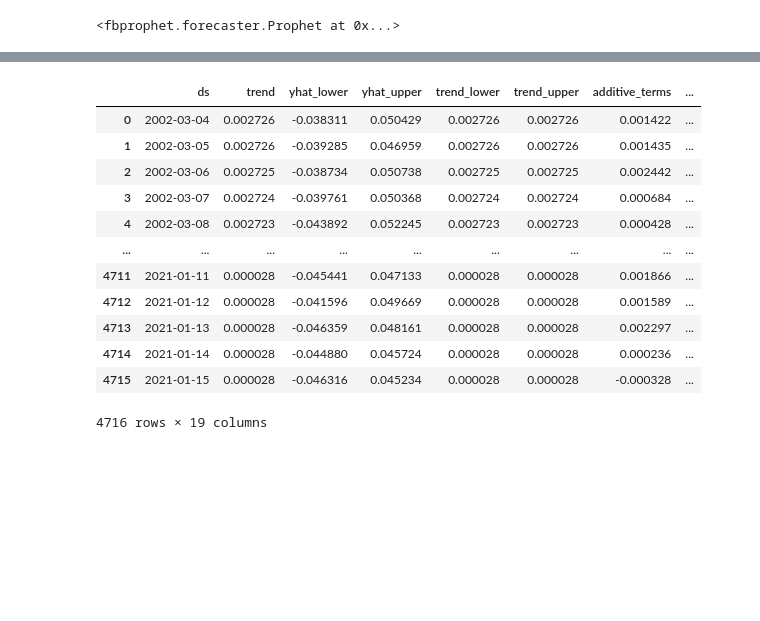
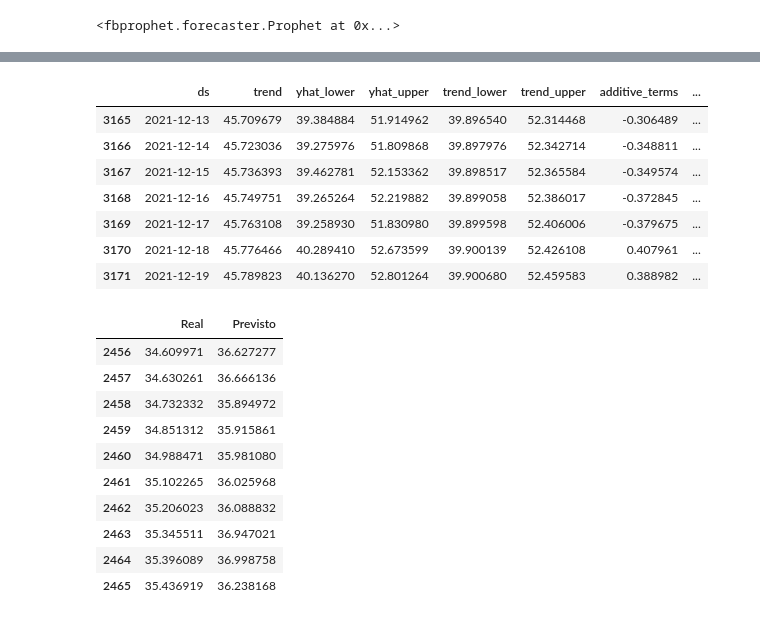
Before and after one commit to rafaelcostadefarias/Python_Financas, a Jupyter notebook: ImportarDadosYahoo_+_Prophet.ipynb, the cells around one changed output, grey strips where cells are left out. Saved outputs shown, nothing was run; the diff lists cells and outputs as text; code cells hidden in the pictures; blank space fills up the shorter version.

```diff
--- a/ImportarDadosYahoo_+_Prophet.ipynb
+++ b/ImportarDadosYahoo_+_Prophet.ipynb
@@ -36,7 +38,7 @@ import yfinance as yf
 yf.pdr_override()
 # %%
 #obtendo dados do mercado
-df = web.get_data_yahoo('EGIE3.SA')
+df = web.get_data_yahoo('ITUB4.SA', start='2010-1-1', end='2020-1-1')
 # %% [output]
 [*********************100%***********************]  1 of 1 completed
 # %%
@@ -72,7 +74,11 @@ model_ret = Prophet()
 df_ret = df_ret.reset_index()
 # %%
 #Usando para os retornos
-df_ret['Retornos'] = df_ret['Adj Close'].pct_change(1)
+#df_ret['Retornos'] = df_ret['Adj Close'].pct_change(1)
+
+#MA15
+#Usando para a Media de 15
+df_ret['Retornos'] = df_ret['Adj Close'].rolling(15).mean()
 # %%
 df_ret[['ds', 'y']] = df_ret[['Date', 'Retornos']]
 # %%
@@ -83,7 +89,7 @@ model_ret.fit(df_ret)
 INFO:fbprophet:Disabling daily seasonality. Run prophet with daily_seasonality=True to override this.
 <fbprophet.forecaster.Prophet at 0x...>
 # %%
-future = model_ret.make_future_dataframe(periods=1)
+future = model_ret.make_future_dataframe(periods=720)
 # %%
 forecast = model_ret.predict(future)
 # %%
@@ -110,16 +116,11 @@ df_ret
 # %%
-forecast
+forecast.tail(7)
 # %% [output]
 |  | ds | trend | yhat_lower | yhat_upper | trend_lower | trend_upper | additive_terms | ... |
-| 0 | 2002-03-04 | 0.002726 | -0.038311 | 0.050429 | 0.002726 | 0.002726 | 0.001422 | ... |
-| 1 | 2002-03-05 | 0.002726 | -0.039285 | 0.046959 | 0.002726 | 0.002726 | 0.001435 | ... |
-| 2 | 2002-03-06 | 0.002725 | -0.038734 | 0.050738 | 0.002725 | 0.002725 | 0.002442 | ... |
-| 3 | 2002-03-07 | 0.002724 | -0.039761 | 0.050368 | 0.002724 | 0.002724 | 0.000684 | ... |
-| 4 | 2002-03-08 | 0.002723 | -0.043892 | 0.052245 | 0.002723 | 0.002723 | 0.000428 | ... |
-| ... | ... | ... | ... | ... | ... | ... | ... | ... |
-| 4711 | 2021-01-11 | 0.000028 | -0.045441 | 0.047133 | 0.000028 | 0.000028 | 0.001866 | ... |
-| 4712 | 2021-01-12 | 0.000028 | -0.041596 | 0.049669 | 0.000028 | 0.000028 | 0.001589 | ... |
-| 4713 | 2021-01-13 | 0.000028 | -0.046359 | 0.048161 | 0.000028 | 0.000028 | 0.002297 | ... |
-| 4714 | 2021-01-14 | 0.000028 | -0.044880 | 0.045724 | 0.000028 | 0.000028 | 0.000236 | ... |
-| 4715 | 2021-01-15 | 0.000028 | -0.046316 | 0.045234 | 0.000028 | 0.000028 | -0.000328 | ... |
+| 3165 | 2021-12-13 | 45.709679 | 39.384884 | 51.914962 | 39.896540 | 52.314468 | -0.306489 | ... |
+| 3166 | 2021-12-14 | 45.723036 | 39.275976 | 51.809868 | 39.897976 | 52.342714 | -0.348811 | ... |
+| 3167 | 2021-12-15 | 45.736393 | 39.462781 | 52.153362 | 39.898517 | 52.365584 | -0.349574 | ... |
+| 3168 | 2021-12-16 | 45.749751 | 39.265264 | 52.219882 | 39.899058 | 52.386017 | -0.372845 | ... |
+| 3169 | 2021-12-17 | 45.763108 | 39.258930 | 51.830980 | 39.899598 | 52.406006 | -0.379675 | ... |
+| 3170 | 2021-12-18 | 45.776466 | 40.289410 | 52.673599 | 39.900139 | 52.426108 | 0.407961 | ... |
+| 3171 | 2021-12-19 | 45.789823 | 40.136270 | 52.801264 | 39.900680 | 52.459583 | 0.388982 | ... |
-4716 rows × 19 columns
@@ -125,0 +133,14 @@ forecast
+# %%
+df_result.tail(10)
+# %% [output]
+|  | Real | Previsto |
+| 2456 | 34.609971 | 36.627277 |
+| 2457 | 34.630261 | 36.666136 |
+| 2458 | 34.732332 | 35.894972 |
+| 2459 | 34.851312 | 35.915861 |
+| 2460 | 34.988471 | 35.981080 |
+| 2461 | 35.102265 | 36.025968 |
+| 2462 | 35.206023 | 36.088832 |
+| 2463 | 35.345511 | 36.947021 |
+| 2464 | 35.396089 | 36.998758 |
+| 2465 | 35.436919 | 36.238168 |
```
Also changed, not shown: parts of 11 cells of this notebook.
